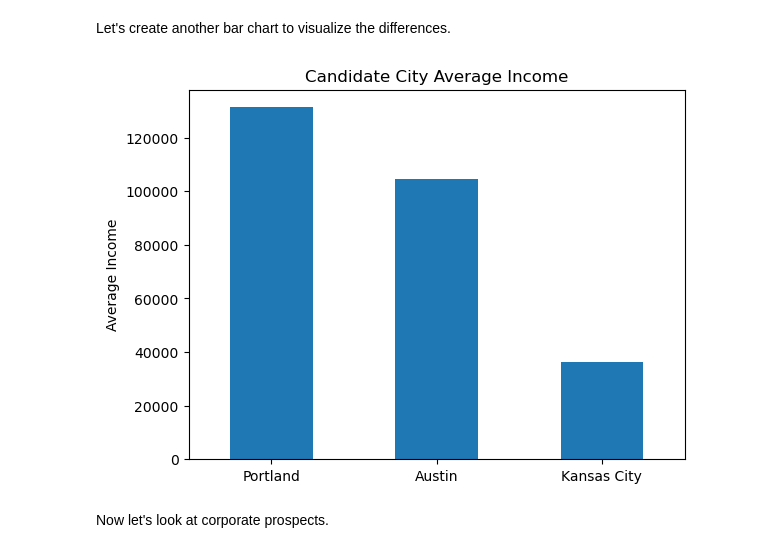
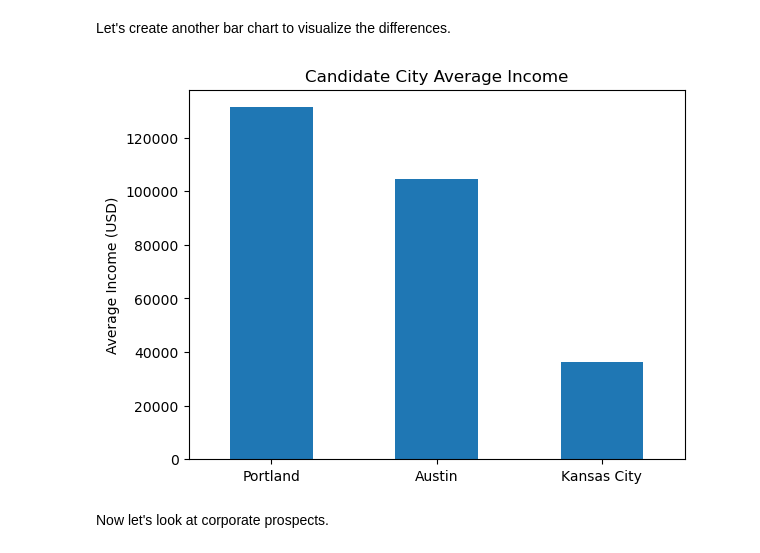
Before and after one commit to jimmyb25/SAC-expansion-city, a Jupyter notebook: analysis.ipynb, the cells around one changed output. Drawn from its saved outputs; the diff is of its cells as text; code cells hidden in the pictures.

Commit message:
update income chart

```diff
--- a/analysis.ipynb
+++ b/analysis.ipynb
@@ -155,13 +155,13 @@ Let's create another bar chart to visualize the differences.
 # %%
 df = pd.DataFrame({
     "City": ["Portland", "Austin", "Kansas City"],
     "Average Income": [portland_income,austin_income,kc_income]
 })
 
-ax = df.plot.bar(x='City', rot=0, xlabel="", ylabel = "Average Income", title='Candidate City Average Income', legend=None)
+ax = df.plot.bar(x='City', rot=0, xlabel="", ylabel = "Average Income (USD)", title='Candidate City Average Income', legend=None)
 plt.show()
 # %% [output]
-[figure, old version]
+[figure, new version]
 # %% [markdown]
 Now let's look at corporate prospects.
 # %%
```
